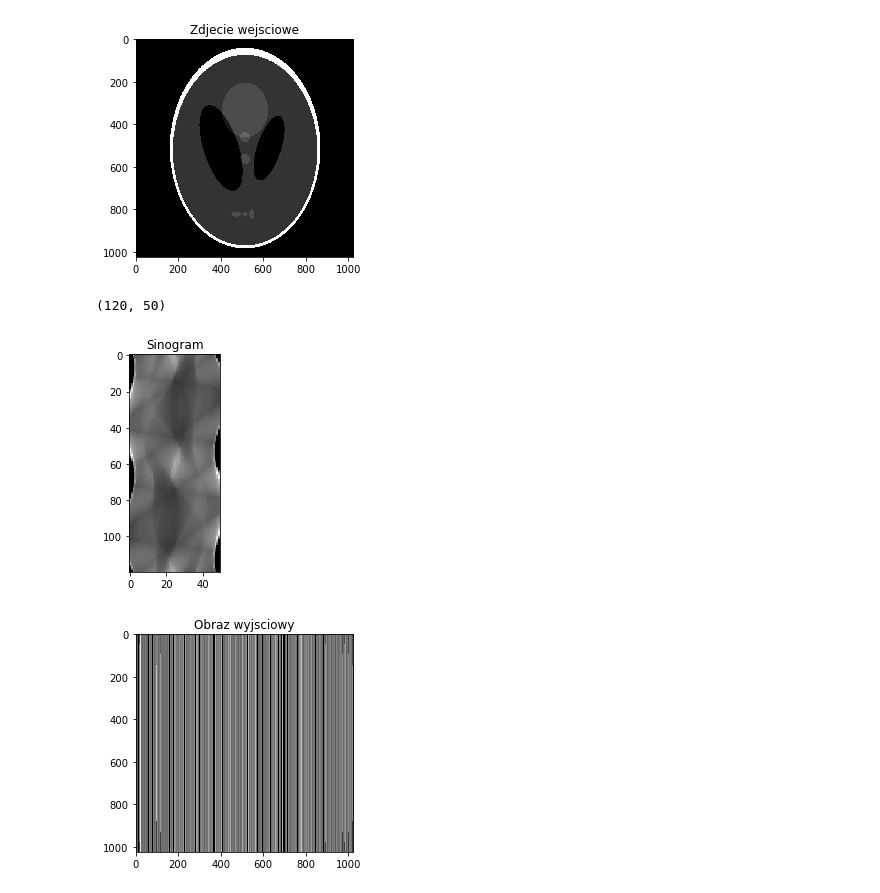
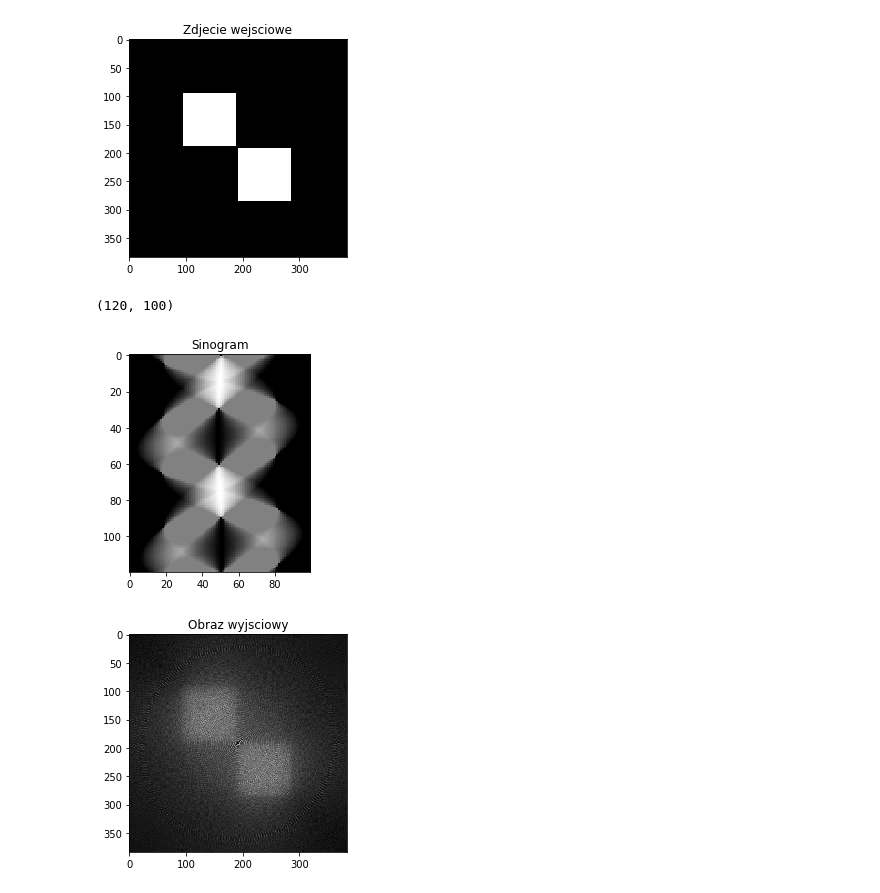
Before and after one commit to zimniakkajetan/IwM-tomograf, a Jupyter notebook: Untitled.ipynb, the cells around one changed output. Drawn from its saved outputs; the diff is of its cells as text; code cells hidden in the pictures.

Commit message:
Działające odtwarzanie obrazu z sinogramu

```diff
--- a/Untitled.ipynb
+++ b/Untitled.ipynb
@@ -53,9 +53,10 @@ def bresenhamLine(x1, y1, x2, y2):
 
 
 def makeSinogram(pic):
-    numbersOfDetectors = 50
+    numberOfDetectors = 100
     alpha = 3
     rozpietosc = 90
+    rozpietoscRadiany=rozpietosc*np.pi/180;
     pic_size = len(pic[0])
 
     r = pic_size
@@ -67,25 +68,24 @@ def makeSinogram(pic):
         sinogram.append([])
         lines.append([])
         katRadiany = i * np.pi / 180
-        for detector in range(0, numbersOfDetectors):
-            x0 = r * np.cos(katRadiany)
-            y0 = r * np.sin(katRadiany)
+        x0 = r * np.cos(katRadiany)
+        y0 = r * np.sin(katRadiany)
+        x0 = int(x0) + np.floor(pic_size / 2)
+        y0 = int(y0) + np.floor(pic_size / 2)
 
-            x1 = r * np.cos(katRadiany + np.pi - ((rozpietosc / 2)*np.pi/180) + ((detector * (rozpietosc / (numbersOfDetectors - 1)))*np.pi/180))
-            y1 = r * np.sin(katRadiany + np.pi - ((rozpietosc / 2)*np.pi/180) + ((detector * (rozpietosc / (numbersOfDetectors - 1)))*np.pi/180))
+        for detector in range(0, numberOfDetectors):
+            x1 = r * np.cos(katRadiany + np.pi - rozpietoscRadiany/2 + detector*(rozpietoscRadiany/(numberOfDetectors-1)))
+            y1 = r * np.sin(katRadiany + np.pi - rozpietoscRadiany/2 + detector*(rozpietoscRadiany/(numberOfDetectors-1)))
 
-            x0 = int(x0) + np.floor(pic_size / 2)
             x1 = int(x1) + np.floor(pic_size / 2)
-            y0 = int(y0) + np.floor(pic_size / 2)
             y1 = int(y1) + np.floor(pic_size / 2)
 
             line = bresenhamLine(x0, y0, x1, y1)
-
             pixel = np.float(0)
             pixLicz = int(0)
-            for p in line:
-                if p[0] >= 0 and p[1] >= 0 and p[0] < len(picture) and p[1] < len(picture):
-                    pixel += float(pic[int(p[0]),int(p[1])])
+            for [x,y] in line:
+                if x >= 0 and y >= 0 and x < len(picture) and y < len(picture):
+                    pixel += float(pic[int(x),int(y)])
                     pixLicz +=1
 
             sinogram[-1].append(pixel/pixLicz)
@@ -94,42 +94,40 @@ def makeSinogram(pic):
     return sinogram, lines
 
 def makePicture(sinog, lines, pic):
     picture2 = np.zeros([np.shape(pic)[0],np.shape(pic)[1]])
     a = np.shape(sinog)[0]
     b = np.shape(sinog)[1]
     for i in range(0, a, 1):
         for j in range(0, b, 1):
-            x0,y0,x1,y0 = lines[i][j]
-            line = bresenhamLine(x0,y0,x1,y0)
-            for k in range(0, len(line)):
-                if line[k][0] >= 0 and line[k][1] >= 0 and line[k][0] < np.shape(pic)[0] and line[k][1] < np.shape(pic)[1]:
-                    picture2[int(line[k][0])][int(line[k][1])] += sinog[i][j]
+            x0,y0,x1,y1 = lines[i][j]
+            line = bresenhamLine(x0, y0, x1, y1)
+            for [x,y] in line:
+                if x >= 0 and y >= 0 and x < np.shape(pic)[0] and y < np.shape(pic)[1]:
+                    picture2[int(x)][int(y)] += sinog[i][j]
 
     return picture2
 
 if __name__ == "__main__":
 
-    #picture = np.zeros([200,200])
-    picture = rgb2gray(io.imread("foto1/Shepp_logan.jpg"))
+    picture = rgb2gray(io.imread("foto1/Kwadraty2.jpg"))
 
     plt.figure()
     plt.title("Zdjecie wejsciowe")
     plt.imshow(picture, cmap='gray')
     plt.show()
 
     sinogramP, lines = makeSinogram(picture)
     print(np.shape(sinogramP))
     plt.title("Sinogram")
     plt.imshow(sinogramP,cmap='gray')
-    #print((sinogramP))
     plt.show()
 
     pic2 = makePicture(sinogramP, lines, picture)
     plt.title("Obraz wyjsciowy")
     plt.imshow(pic2,cmap='gray')
     plt.show()
 # %% [output]
-[figure, old version]
+[figure, new version]
-(120, 50)
+(120, 100)
-[figure, old version]
+[figure, new version]
-[figure, old version]
+[figure, new version]
```
